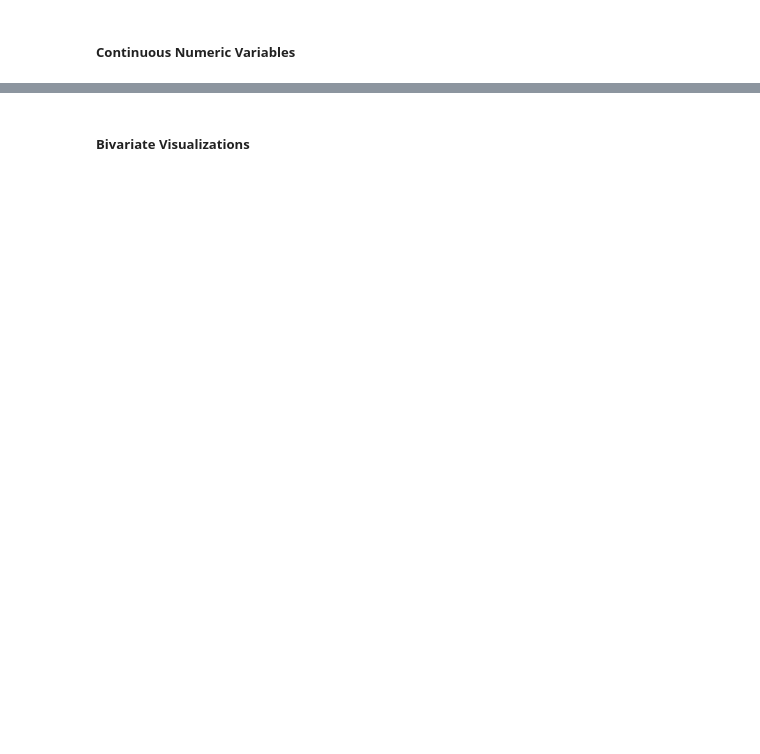
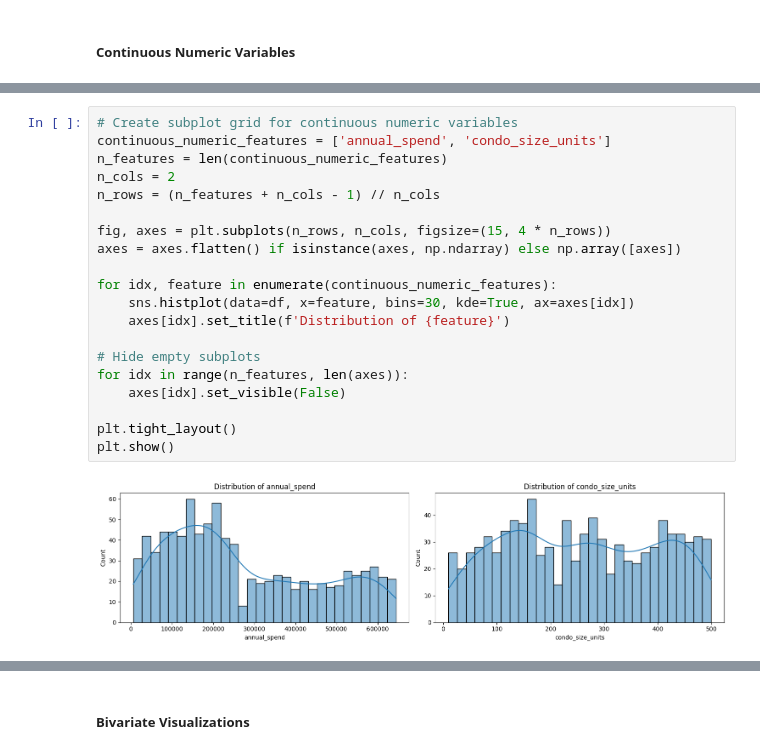
Before and after one commit to KyleHollands/Practice_Project__The_Condo_Services_Retention_Model, a Jupyter notebook: Data Analysis Template v6.ipynb, the cells around one changed output, grey strips where cells are left out. Drawn from its saved outputs; the diff is of its cells as text; blank space fills up the shorter version.

```diff
--- a/Data Analysis Template v6.ipynb
+++ b/Data Analysis Template v6.ipynb
@@ -319,0 +539,22 @@ This section provides comprehensive visualizations to understand data distributi
+# %%
+# Create subplot grid for continuous numeric variables
+continuous_numeric_features = ['annual_spend', 'condo_size_units']
+n_features = len(continuous_numeric_features)
+n_cols = 2
+n_rows = (n_features + n_cols - 1) // n_cols
+
+fig, axes = plt.subplots(n_rows, n_cols, figsize=(15, 4 * n_rows))
+axes = axes.flatten() if isinstance(axes, np.ndarray) else np.array([axes])
+
+for idx, feature in enumerate(continuous_numeric_features):
+    sns.histplot(data=df, x=feature, bins=30, kde=True, ax=axes[idx])
+    axes[idx].set_title(f'Distribution of {feature}')
+
+# Hide empty subplots
+for idx in range(n_features, len(axes)):
+    axes[idx].set_visible(False)
+
+plt.tight_layout()
+plt.show()
+# %% [output]
+[figure, added]
```
Also changed, not shown: parts of 88 cells of this notebook, 2 other files.
